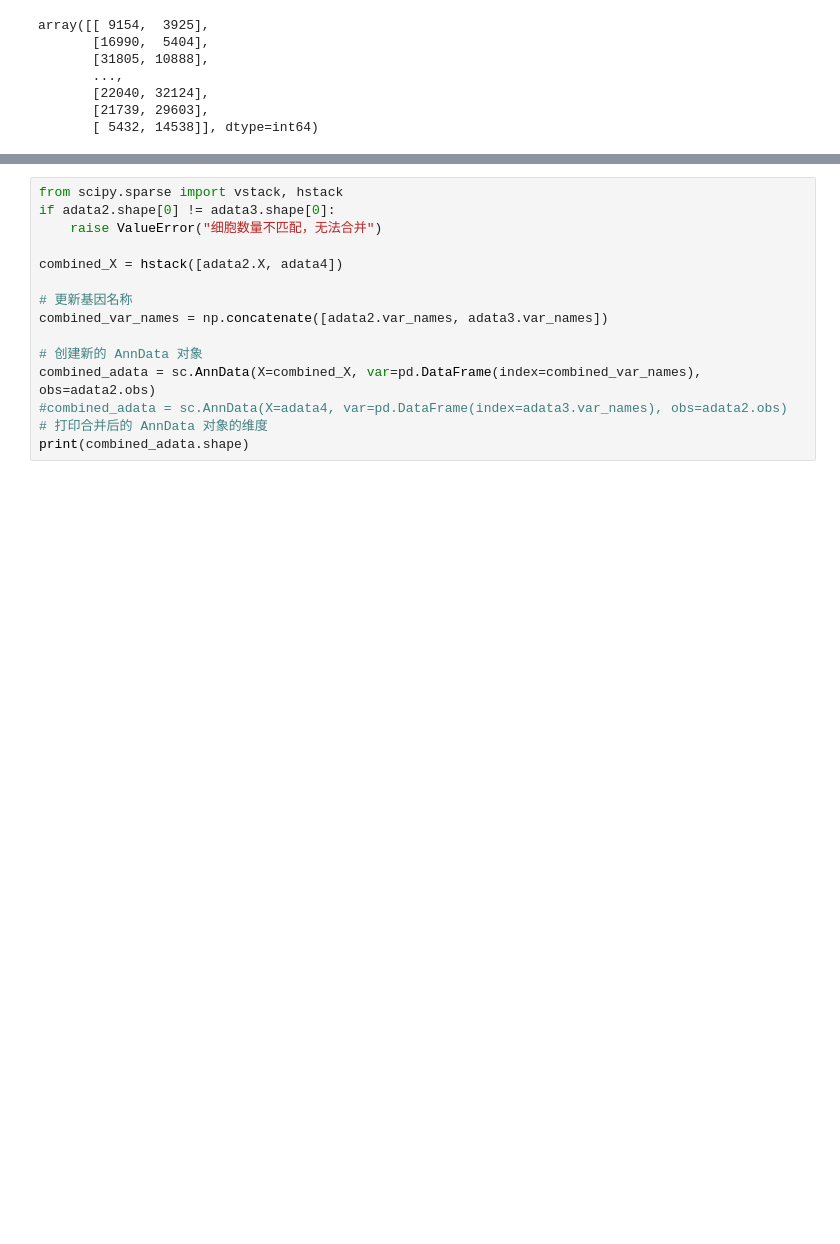
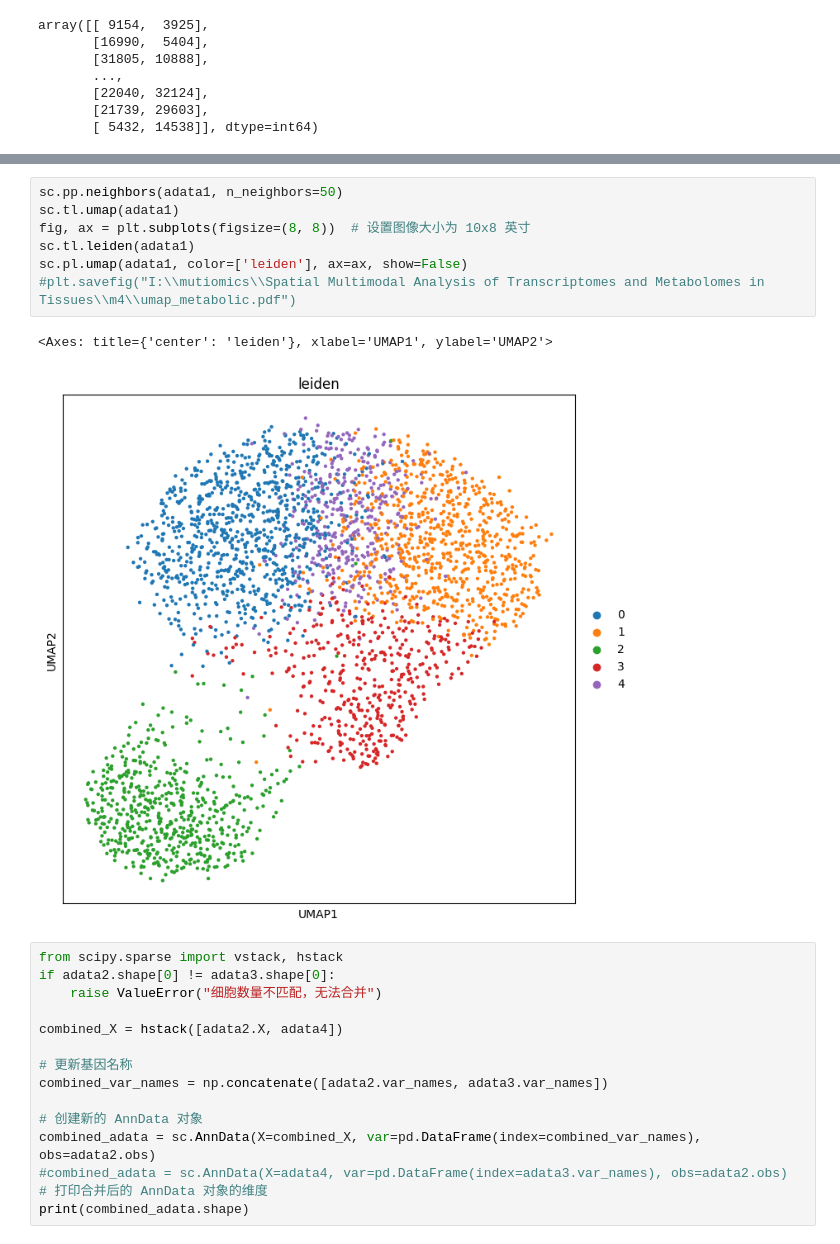
Before and after one commit to LittleLittleCloud/haCCA, a Jupyter notebook: m4_FPM_VisiumArray_m4_visium_FPM_merge.ipynb, the cells around one changed output, grey strips where cells are left out. Drawn from its saved outputs; the diff is of its cells as text; blank space fills up the shorter version.

```diff
--- a/m4_FPM_VisiumArray_m4_visium_FPM_merge.ipynb
+++ b/m4_FPM_VisiumArray_m4_visium_FPM_merge.ipynb
@@ -119,3 +131,13 @@ sc.pl.umap(adata_combined, color=['leiden'], ax=ax, show=False)
+# %%
+sc.pp.neighbors(adata1, n_neighbors=50)
+sc.tl.umap(adata1)
+fig, ax = plt.subplots(figsize=(8, 8))  # 设置图像大小为 10x8 英寸
+sc.tl.leiden(adata1)
+sc.pl.umap(adata1, color=['leiden'], ax=ax, show=False)
+#plt.savefig("I:\\mutiomics\\Spatial Multimodal Analysis of Transcriptomes and Metabolomes in Tissues\\m4\\umap_metabolic.pdf")
+# %% [output]
+<Axes: title={'center': 'leiden'}, xlabel='UMAP1', ylabel='UMAP2'>
+[figure, added]
 # %%
 from scipy.sparse import vstack, hstack
 if adata2.shape[0] != adata3.shape[0]:
```
Also changed, not shown: parts of 11 cells of this notebook, 8 other files.
